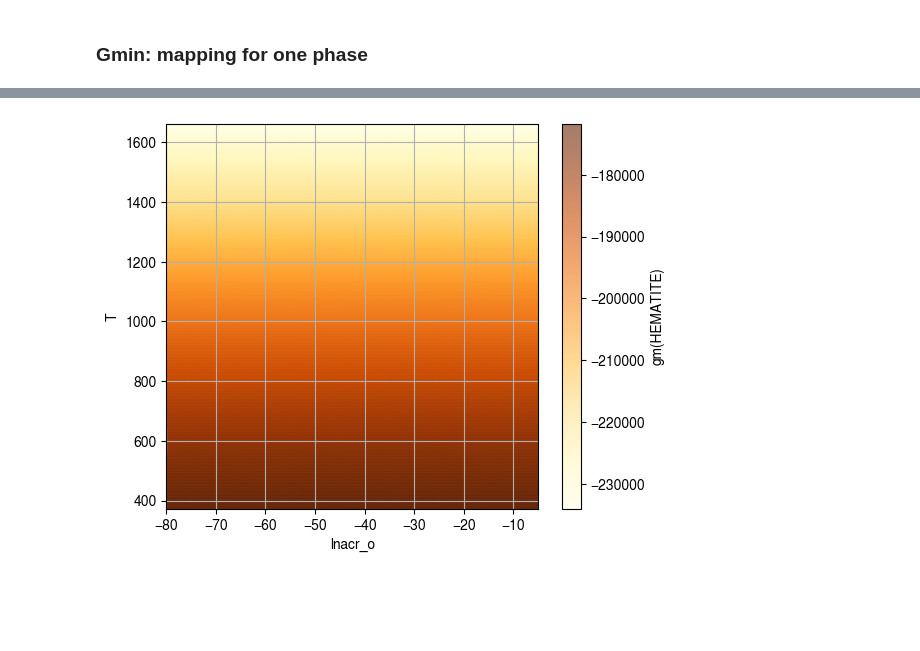
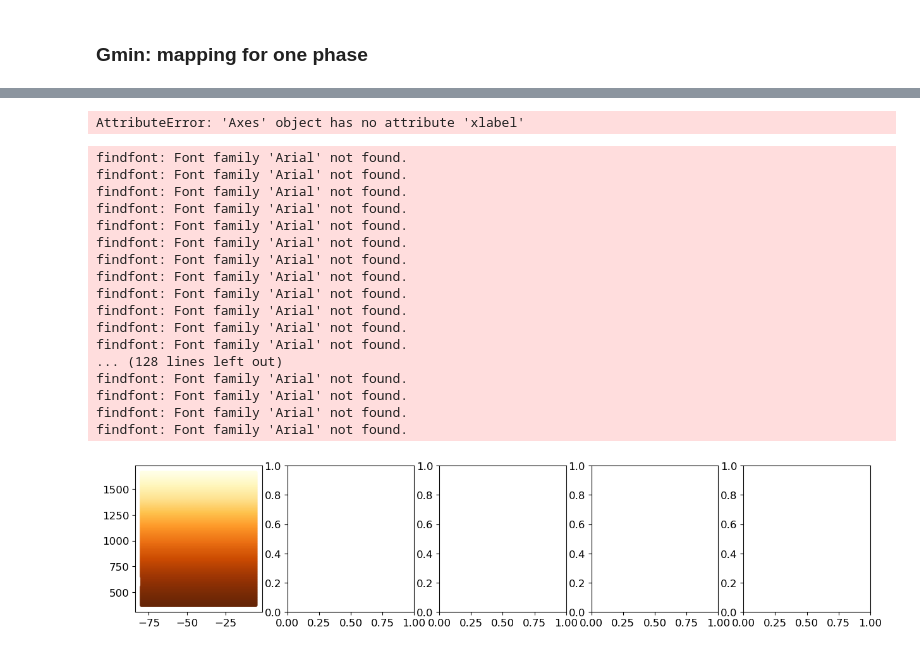
Before and after one commit to YXWU2014/IronOxide_TC, a Jupyter notebook: Oxide_TC_equilibrium.ipynb, the cells around one changed output, grey strips where cells are left out. Saved outputs shown, nothing was run; the diff lists cells and outputs as text; code cells hidden in the pictures; blank space fills up the shorter version.

```diff
--- a/Oxide_TC_equilibrium.ipynb
+++ b/Oxide_TC_equilibrium.ipynb
@@ -34,7 +36,7 @@ def tc_calculation_FullEquil(tk):
             .set_ges_version(5)
             .select_database_and_elements("tcfe11", ["Fe", "O"])
             .deselect_phase("*")
-            .select_phase("BCC_A2 Liquid")
+            .select_phase("BCC_A2 LIQUID")
             .select_database_and_elements("ssub5", ["Fe", "O"])
             .deselect_phase("*")
             .select_phase("HEMATITE MAGNETITE WUSTITE GAS")
@@ -176,7 +178,7 @@ tk_values = np.arange(100+273.15, 1400+273.15, 10)
 
 databases_phases = {
     "ssub5": ["HEMATITE", "MAGNETITE", "WUSTITE"],
-    "tcfe11": ["BCC_A2", "Liquid"]
+    "tcfe11": ["BCC_A2", "LIQUID"]
 }
 
 Gmin_args = []
@@ -479,25 +554,49 @@ display(df_Gmin.head(3), df_Gmin.shape)
 # %%
 
 colormaps = {
     'HEMATITE': 'YlOrBr',
     'MAGNETITE': 'BuGn',
     'WUSTITE': 'PuBu',
     'BCC_A2': 'YlGnBu',
     'LIQUID': 'RdPu'
 }
 
-plt.figure(figsize=(6, 5))
-plt.scatter(df_Gmin['lnacr_o'], df_Gmin['T'],
-            c=df_Gmin['gm(HEMATITE)'], cmap=colormaps['HEMATITE'], s=5, alpha=0.6)
-plt.xlabel(df_Gmin.columns[0])
-plt.ylabel(df_Gmin.columns[1])
-plt.colorbar(label='gm(HEMATITE)')
-plt.xlim([min(df_Gmin['lnacr_o']), max(df_Gmin['lnacr_o'])])
-plt.ylim([min(df_Gmin['T']), max(df_Gmin['T'])])
-plt.grid(True)
+
+fig, axs = plt.subplots(nrows=1, ncols=len(
+    Gmin_phase_list), figsize=(3*len(Gmin_phase_list), 3))
+for i, phase in enumerate(Gmin_phase_list):
+
+    axs[i].scatter(df_Gmin['lnacr_o'], df_Gmin['T'],
+                   c=df_Gmin[f'gm({phase})'], cmap=colormaps[phase], s=5, alpha=0.6)
+    axs[i].xlabel('LN O activtity', fontsize=12)
+    axs[i].ylabel('T (K)', fontsize=12)
+    axs[i].colorbar(label='gm(HEMATITE)')
+    axs[i].xlim([min(df_Gmin['lnacr_o']), max(df_Gmin['lnacr_o'])])
+    axs[i].ylim([min(df_Gmin['T']), max(df_Gmin['T'])])
+    axs[i].grid(True, which='both', linestyle='--', linewidth=0.5)
+    # make aspect ratio =1  and square
+
 plt.show()
 # %% [output]
+AttributeError: 'Axes' object has no attribute 'xlabel'
+findfont: Font family 'Arial' not found.
+findfont: Font family 'Arial' not found.
+findfont: Font family 'Arial' not found.
+findfont: Font family 'Arial' not found.
+findfont: Font family 'Arial' not found.
+findfont: Font family 'Arial' not found.
+findfont: Font family 'Arial' not found.
+findfont: Font family 'Arial' not found.
+findfont: Font family 'Arial' not found.
+findfont: Font family 'Arial' not found.
+findfont: Font family 'Arial' not found.
+findfont: Font family 'Arial' not found.
+... (128 lines left out)
+findfont: Font family 'Arial' not found.
+findfont: Font family 'Arial' not found.
+findfont: Font family 'Arial' not found.
+findfont: Font family 'Arial' not found.
-[figure, old version]
+[figure, new version]
 # %%
 # Filter rows where 'Gm_FCC_L12' has the minimum value among the columns to compare
 columns_to_compare = [f'Gm_{phase}' for phase in Gmin_phase_list]
```
Also changed, not shown: parts of 9 cells of this notebook, 3 other files.
